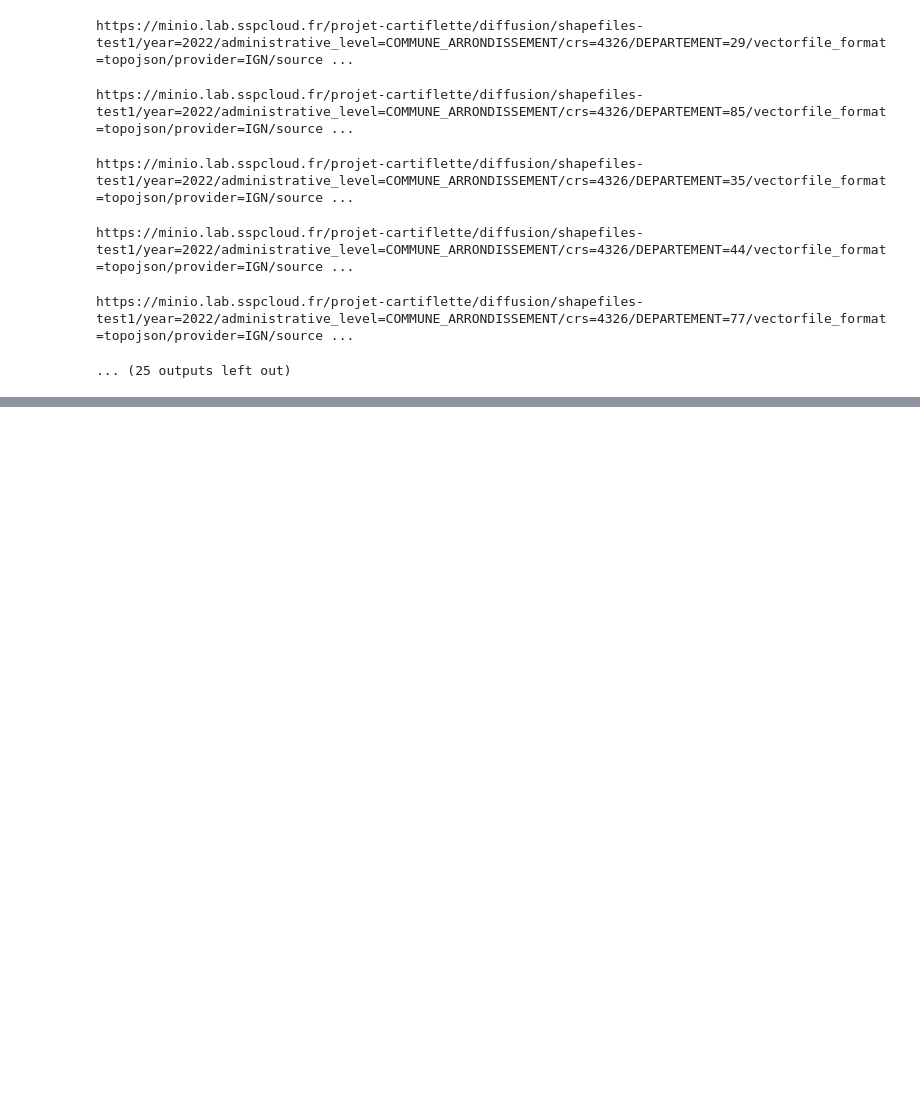
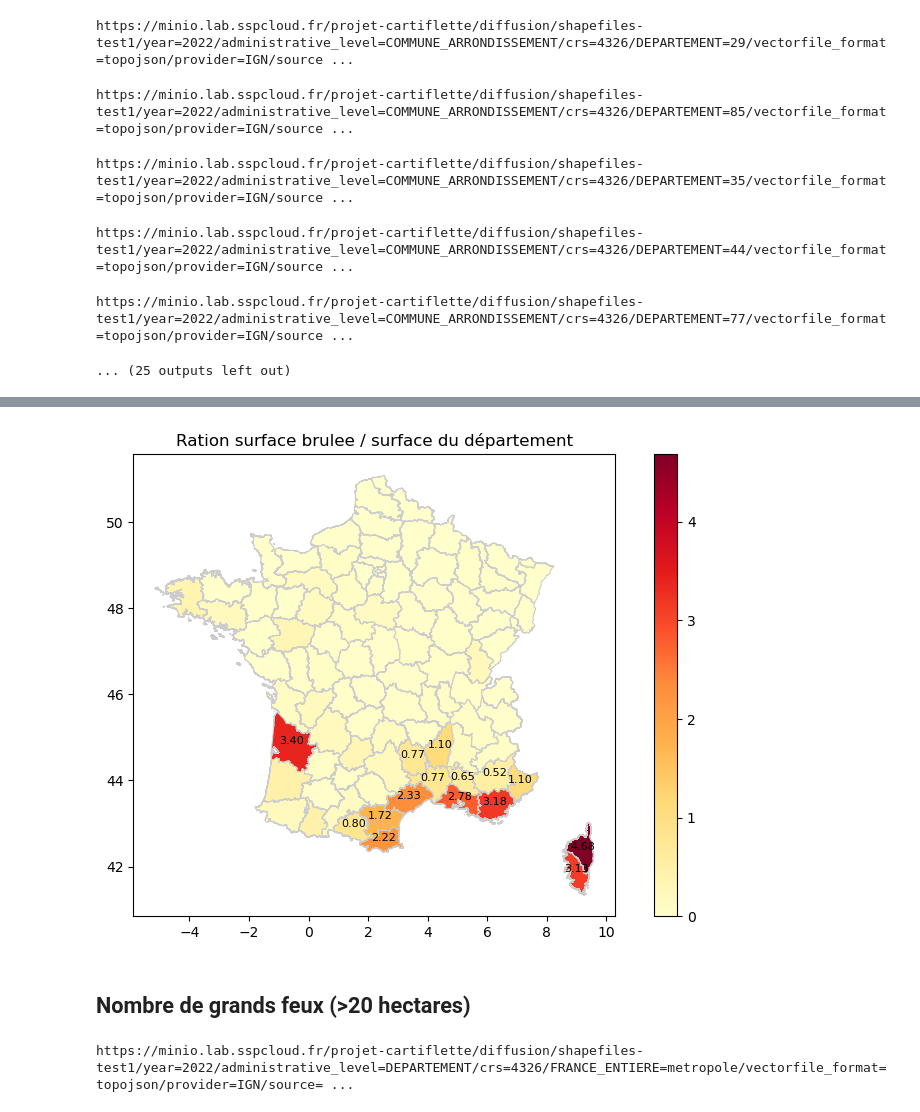
Before and after one commit to jjulietteschneider/Analyse-du-risque-des-feux-de-for-t, a Jupyter notebook: cartes.ipynb, the cells around one changed output, grey strips where cells are left out. Cells and saved outputs as stored; diff of their text form; code cells hidden in the pictures; blank space fills up the shorter version.

```diff
--- a/test_margaux.ipynb
+++ b/cartes.ipynb
@@ -603,0 +650,11 @@ https://minio.lab.sspcloud.fr/projet-cartiflette/diffusion/shapefiles-test1/year
+# %%
+surface = surface.set_index('Département')
+# %%
+dep['surface_brulee']=0
+# %%
+for i in range(0, 96):
+    num = dep.loc[i, 'INSEE_DEP']
+    a = surface.loc[num, 'Surface parcourue (m2)']
+    dep.loc[i, 'surface_brulee']=a
+# %%
+dep['ratio']=dep.apply(lambda row: (row['surface_brulee']/row['area'])*100, axis=1)
@@ -603,0 +698,26 @@ https://minio.lab.sspcloud.fr/projet-cartiflette/diffusion/shapefiles-test1/year
+# %%
+cmap = 'YlOrRd'
+
+# Définir la plage de valeurs pour la colormap
+vmin, vmax = dep['ratio'].min(), dep['ratio'].max()
+
+# Créer la figure et les axes
+fig, ax = plt.subplots(1, 1, figsize=(10, 6))
+
+# Utiliser la méthode plot avec l'argument cmap pour personnaliser le gradient de couleurs
+ax = dep.plot(column="ratio", cmap=cmap, linewidth=0.8, ax=ax, edgecolor='0.8', legend=True, vmin=vmin, vmax=vmax)
+
+for idx, row in dep.iterrows():
+    if row['ratio']>0.5:
+        ax.annotate(text=f"{row['ratio']:.2f}", xy=(row.geometry.centroid.x, row.geometry.centroid.y),
+                    color='black', fontsize=8, ha='center')
+
+# Ajouter un titre à la carte
+plt.title('Ration surface brulee / surface du département')
+
+# Afficher la carte
+plt.show()
+# %% [output]
+[figure, added]
+# %% [markdown]
+## Nombre de grands feux (>20 hectares)
@@ -603,0 +726,13 @@ https://minio.lab.sspcloud.fr/projet-cartiflette/diffusion/shapefiles-test1/year
+# %%
+dep = s3.download_vectorfile_url_all(
+    values = "metropole",
+    crs = 4326,
+    borders = "DEPARTEMENT",
+    vectorfile_format="topojson",
+    filter_by="FRANCE_ENTIERE",
+    source="EXPRESS-COG-CARTO-TERRITOIRE",
+    year=2022)
+
+dep["area"] = dep.to_crs(2154).area
+# %% [output]
+https://minio.lab.sspcloud.fr/projet-cartiflette/diffusion/shapefiles-test1/year=2022/administrative_level=DEPARTEMENT/crs=4326/FRANCE_ENTIERE=metropole/vectorfile_format=topojson/provider=IGN/source= ...
```
Also changed, not shown: parts of 36 cells of this notebook.
